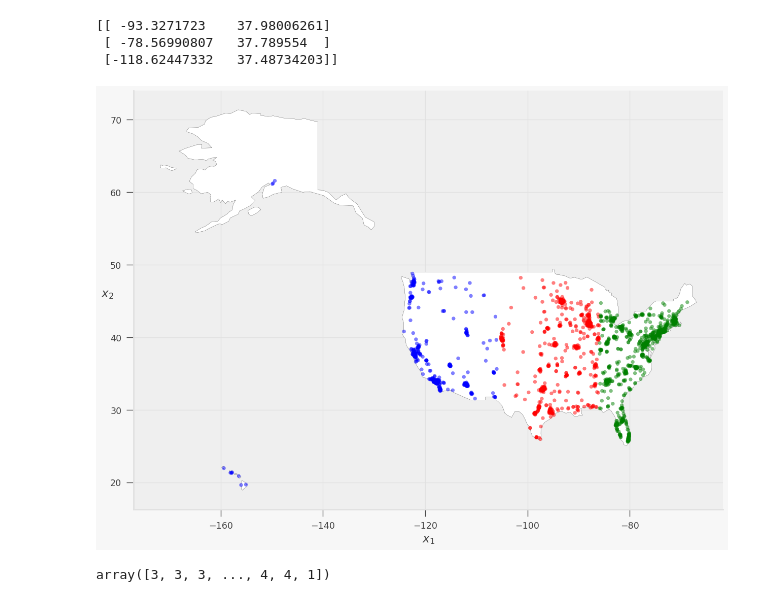
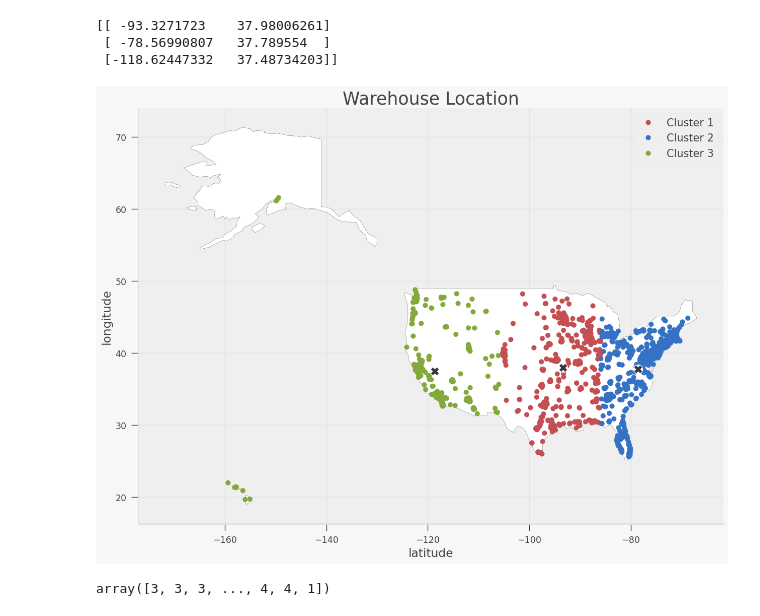
Before and after one commit to PosgradoMNA/actividades-de-aprendizaje-armandoBringas-a01200230, a Jupyter notebook: Activity_week_8/Actividad-7-Regresiones_y_K-means/TecMty_kmeans_target.ipynb, the cells around one changed output. Saved outputs shown, nothing was run; the diff lists cells and outputs as text; code cells hidden in the pictures.

```diff
--- a/Activity_week_8/Actividad-7-Regresiones_y_K-means/TecMty_kmeans_target.ipynb
+++ b/Activity_week_8/Actividad-7-Regresiones_y_K-means/TecMty_kmeans_target.ipynb
@@ -241,27 +242,37 @@ print(centroids)
  [ -78.56990807   37.789554  ]
  [-118.62447332   37.48734203]]
 # %%
-def plot_clusters(X, y=None):
-    colors=['red','green','blue']
-    assign_color=[]
+def plot_clusters(X, y_pred):
+    assign_classes=['Cluster 1', 'Cluster 2', 'Cluster 3']
+    colors = ListedColormap(['r','b','g'])
 
-    for row in y_pred:
-        assign_color.append(colors[row])
+    scatter = plt.scatter(
+        df.loc[:, ['longitude']], df.loc[:, ['latitude']],
+        c=y_pred, cmap=colors, s=50)
+    plt.legend(handles=scatter.legend_elements()[0], labels=assign_classes, fontsize=15)
+    plt.title('Warehouse Location', fontsize=25)
+    plt.xlabel("latitude")
+    plt.ylabel("longitude")
 
-    plt.scatter(df.loc[:, ['longitude']], df.loc[:, ['latitude']], c=assign_color, s=25, alpha = 0.5)
-    plt.xlabel("$x_1$")
-    plt.ylabel("$x_2$", rotation=0)
+def plot_centroids(centroids, circle_color='w', cross_color='k'):
+    plt.scatter(centroids[:, 0], centroids[:, 1],
+                marker='o', s=100, linewidths=4,
+                color=circle_color, zorder=10, alpha=0.9)
+    plt.scatter(centroids[:, 0], centroids[:, 1],
+                marker='x', s=70, linewidths=4,
+                color=cross_color, zorder=10, alpha=0.9)
 
 
 fig, gax = plt.subplots()
 fig.set_figheight(15)
 fig.set_figwidth(15)
 world.query("name == 'United States of America'").plot(ax = gax, edgecolor='black', color='white')
-plot_clusters(X)
+plot_clusters(X, y_pred)
+plot_centroids(centroids)
 plt.gca().set_axisbelow(True)
 plt.show()
 # %% [output]
-[figure, old version]
+[figure, new version]
 # %%
 k = 5
 kmeans = KMeans(n_clusters=k, random_state=42).fit(X)
```
Also changed, not shown: parts of 1 cell of this notebook, 1 other file.
